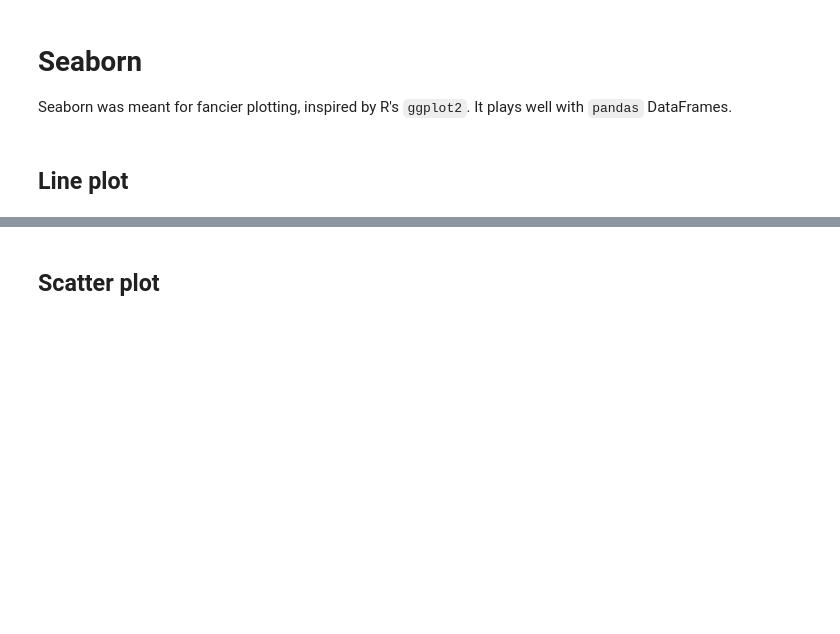
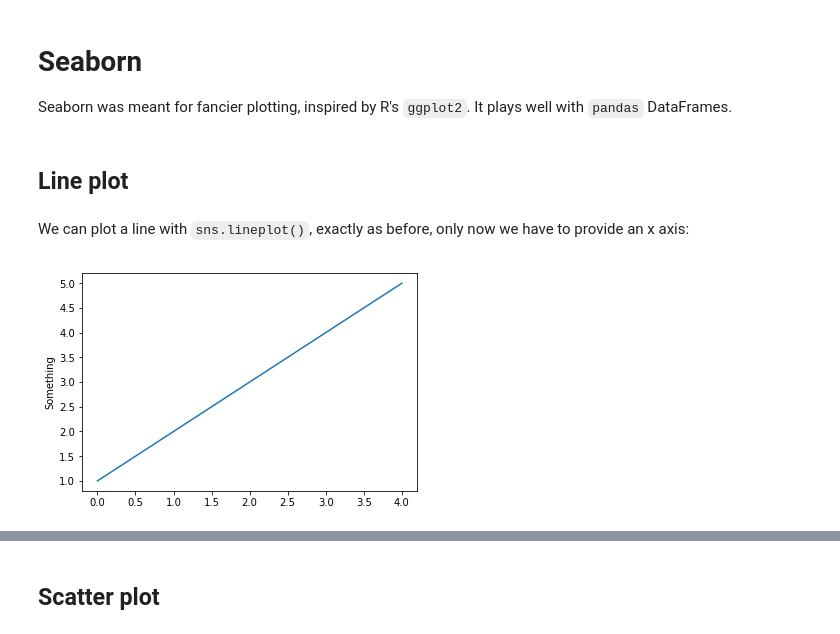
Before and after one commit to gsimchoni/Intro2DS, a Jupyter notebook: misc/intro2python/plotting.ipynb, the cells around one changed output, grey strips where cells are left out. Cells and saved outputs as stored; diff of their text form; code cells hidden in the pictures; blank space fills up the shorter version.

```diff
--- a/misc/intro2python/plotting.ipynb
+++ b/misc/intro2python/plotting.ipynb
@@ -134,2 +137,10 @@ import seaborn as sns
 # %% [markdown]
 ## Line plot
+# %% [markdown]
+We can plot a line with `sns.lineplot()`, exactly as before, only now we have to provide an x axis:
+# %%
+sns.lineplot(range(5), [1, 2, 3, 4, 5])
+plt.ylabel('Something')
+plt.show()
+# %% [output]
+[figure, added]
```
Also changed, not shown: parts of 20 cells of this notebook, 1 other file.
